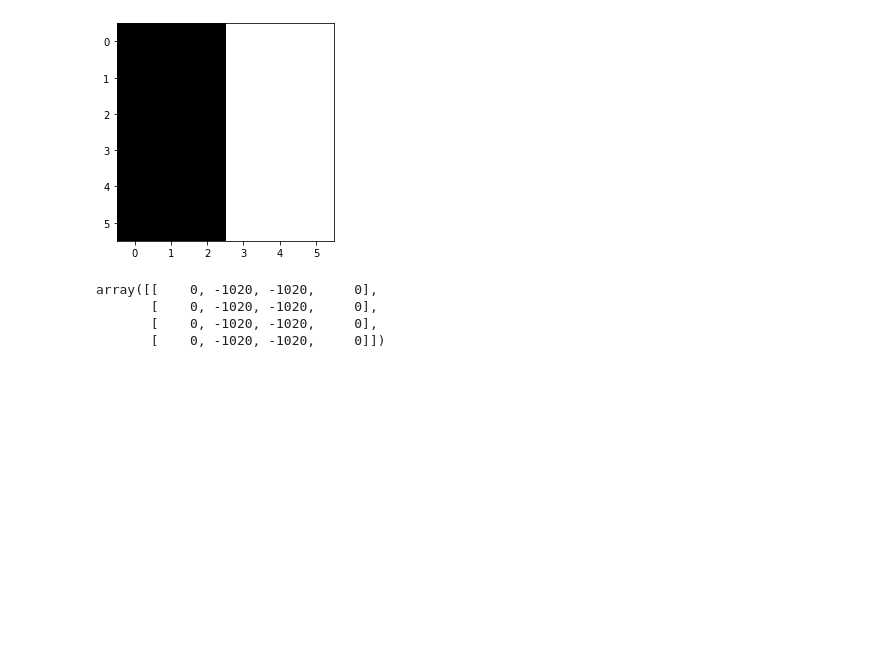
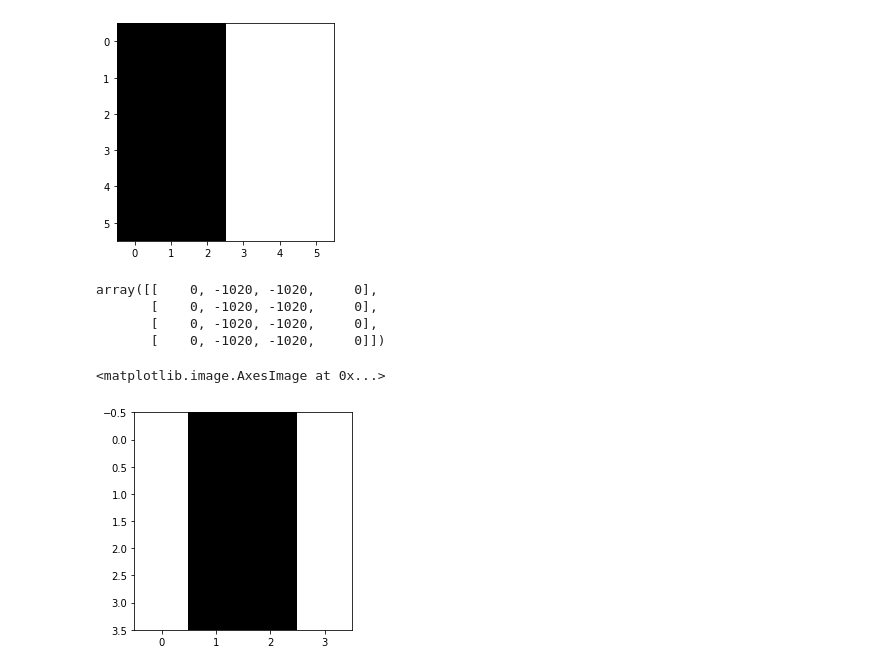
Before and after one commit to iamatul1214/ComputerVision, a Jupyter notebook: Image_Understanding_Computer_Vision_1.ipynb, the cells around one changed output. Saved outputs shown, nothing was run; the diff lists cells and outputs as text; code cells hidden in the pictures; blank space fills up the shorter version.

Commit message:
tested sobel filter

```diff
--- a/Image_Understanding_Computer_Vision_1.ipynb
+++ b/Image_Understanding_Computer_Vision_1.ipynb
@@ -230,3 +230,8 @@ array([[    0, -1020, -1020,     0],
        [    0, -1020, -1020,     0],
        [    0, -1020, -1020,     0],
        [    0, -1020, -1020,     0]])
+# %%
+plt.imshow(filtered_image, cmap='gray')   ## Here we can see that, there were no horizontal edges hence, we can only see vertical edges.
+# %% [output]
+<matplotlib.image.AxesImage at 0x...>
+[figure, added]
```
Also changed, not shown: parts of 11 cells of this notebook.
